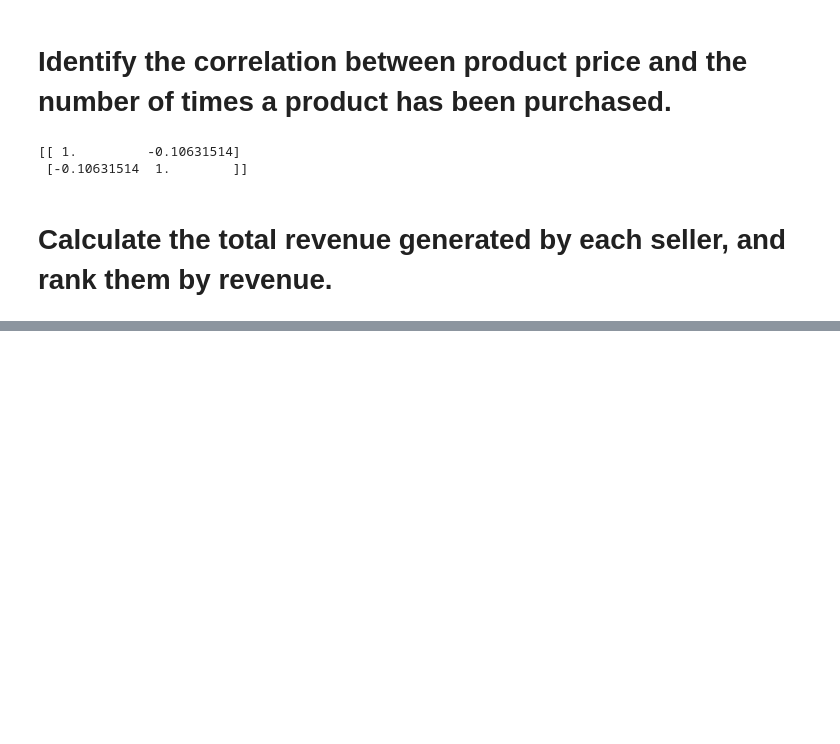
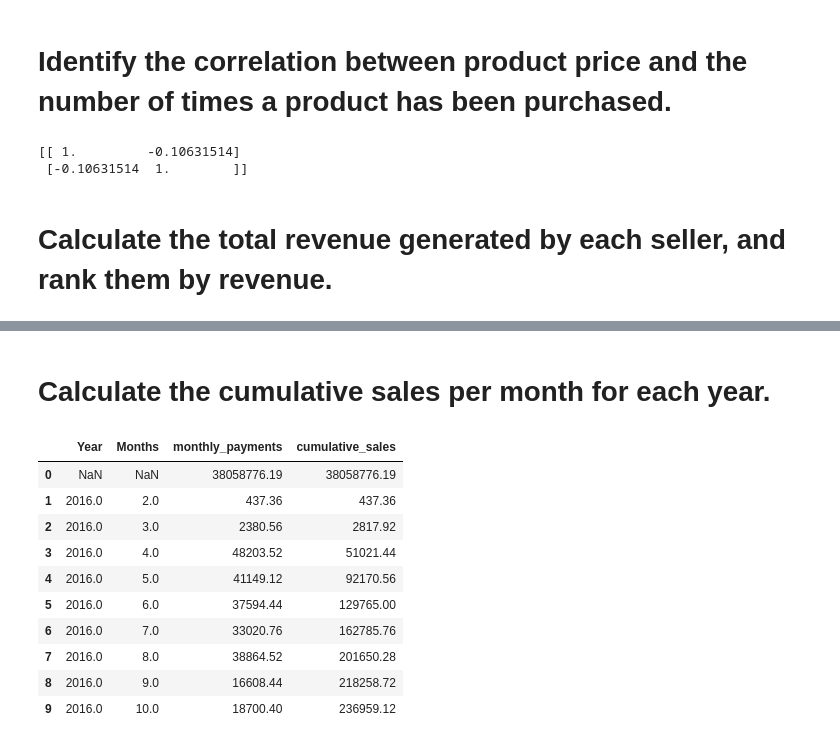
Before and after one commit to chikipiki-code/SQL-Py-Projects, a Jupyter notebook: SQL+Py-Project.ipynb, the cells around one changed output, grey strips where cells are left out. Drawn from its saved outputs; the diff is of its cells as text; code cells hidden in the pictures; blank space fills up the shorter version.

```diff
--- a/SQL+Py-Project.ipynb
+++ b/SQL+Py-Project.ipynb
@@ -334,0 +352,37 @@ data
+# %% [markdown]
+# Calculate the cumulative sales per month for each year.
+# %%
+query = """SELECT
+    a.years,
+    a.months,
+    a.monthly_payment,
+    SUM(a.monthly_payment) OVER (PARTITION BY a.years ORDER BY a.months) AS cumulative_sales
+FROM (
+    SELECT
+        YEAR(STR_TO_DATE(o.order_purchase_timestamp, '%d/%m/%Y %H:%i')) AS years,
+        MONTH(STR_TO_DATE(o.order_purchase_timestamp, '%d/%m/%Y %H:%i')) AS months,
+        ROUND(SUM(p.payment_value), 2) AS monthly_payment
+    FROM orders o
+    JOIN payments p ON o.order_id = p.order_id
+    GROUP BY years, months
+) AS a
+ORDER BY a.years, a.months;
+
+"""
+
+cur.execute(query)
+data = cur.fetchall()
+df = pd.DataFrame(data, columns=["Year", "Months", "monthly_payments","cumulative_sales"])
+df.head(10)
+# %% [output]
+|  | Year | Months | monthly_payments | cumulative_sales |
+| 0 | NaN | NaN | 38058776.19 | 38058776.19 |
+| 1 | 2016.0 | 2.0 | 437.36 | 437.36 |
+| 2 | 2016.0 | 3.0 | 2380.56 | 2817.92 |
+| 3 | 2016.0 | 4.0 | 48203.52 | 51021.44 |
+| 4 | 2016.0 | 5.0 | 41149.12 | 92170.56 |
+| 5 | 2016.0 | 6.0 | 37594.44 | 129765.00 |
+| 6 | 2016.0 | 7.0 | 33020.76 | 162785.76 |
+| 7 | 2016.0 | 8.0 | 38864.52 | 201650.28 |
+| 8 | 2016.0 | 9.0 | 16608.44 | 218258.72 |
+| 9 | 2016.0 | 10.0 | 18700.40 | 236959.12 |
```
Also changed, not shown: parts of 12 cells of this notebook.
